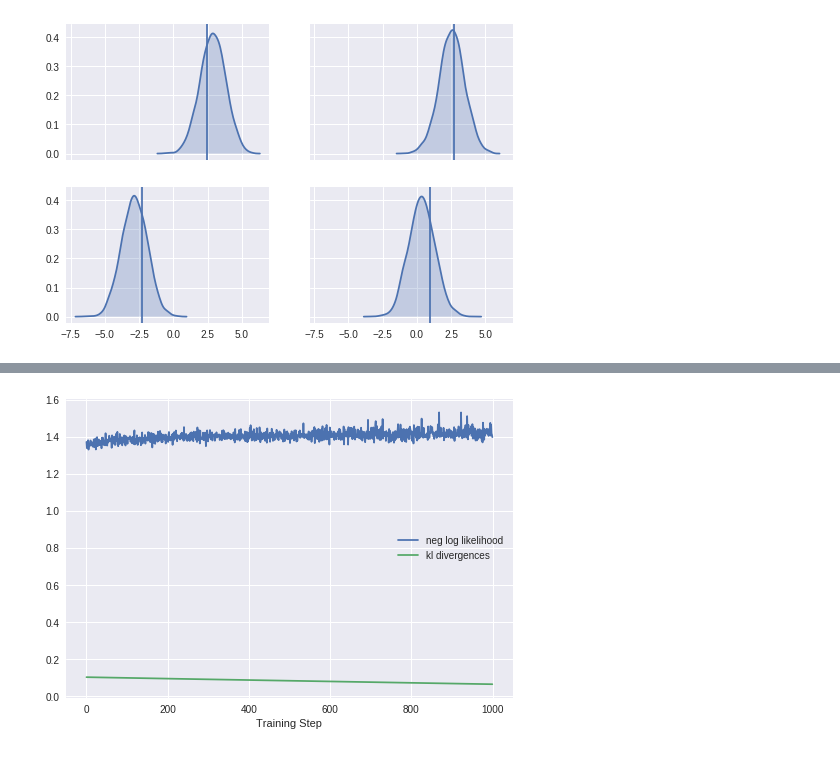
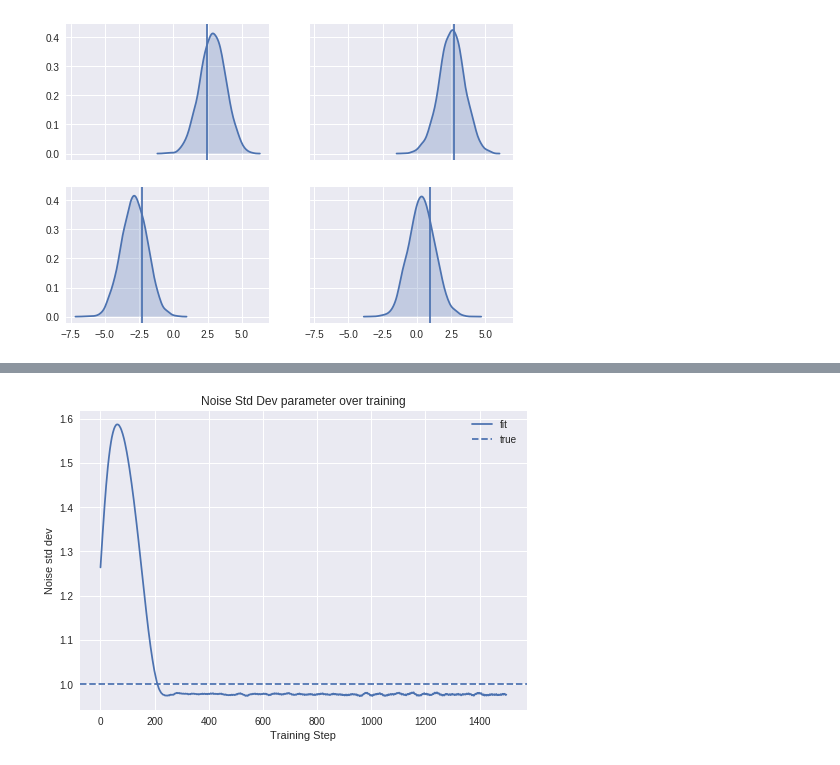
Before and after one commit to brendanhasz/tfp-bayesian-regression, a Jupyter notebook: TFP_Linear_Regression.ipynb, the cells around one changed output, grey strips where cells are left out. Saved outputs shown, nothing was run; the diff lists cells and outputs as text; code cells hidden in the pictures.

```diff
--- a/TFP_Linear_Regression.ipynb
+++ b/TFP_Linear_Regression.ipynb
@@ -17,4 +17,5 @@ tfd = tfp.distributions
 
 np.random.seed(1234)
 tf.set_random_seed(1234)
+colors = plt.rcParams['axes.prop_cycle'].by_key()['color']
 # %% [markdown]
@@ -466,9 +483,12 @@ plt.show()
 # %%
-# Plot losses over training iterations
-plt.plot(nlls, label='neg log likelihood')
-plt.plot(kl_divs, label='kl divergences')
+# Plot value of noise std dev over training
+plt.figure()
+plt.plot(noise_stds, label='fit')
+plt.axhline(noise_std_true, label='true', linestyle='--')
 plt.xlabel('Training Step')
+plt.ylabel('Noise std dev')
+plt.title('Noise Std Dev parameter over training')
 plt.legend()
 plt.show()
 # %% [output]
-[figure, old version]
+[figure, new version]
```
Also changed, not shown: parts of 40 cells of this notebook.
